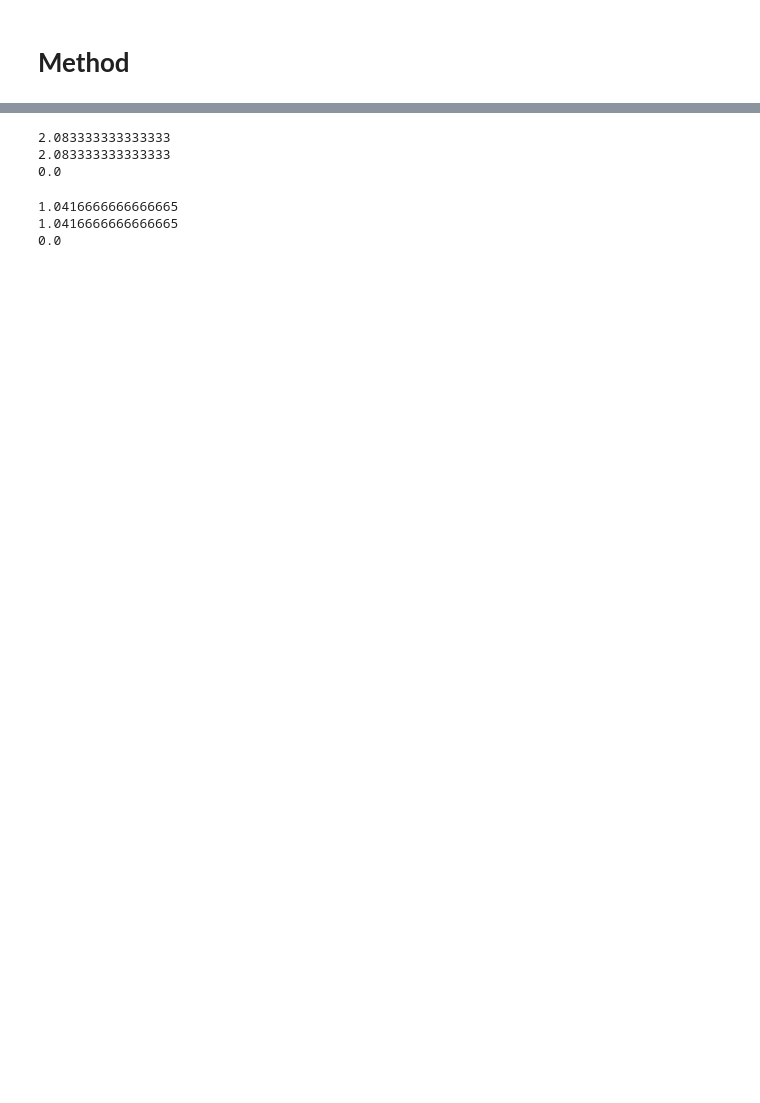
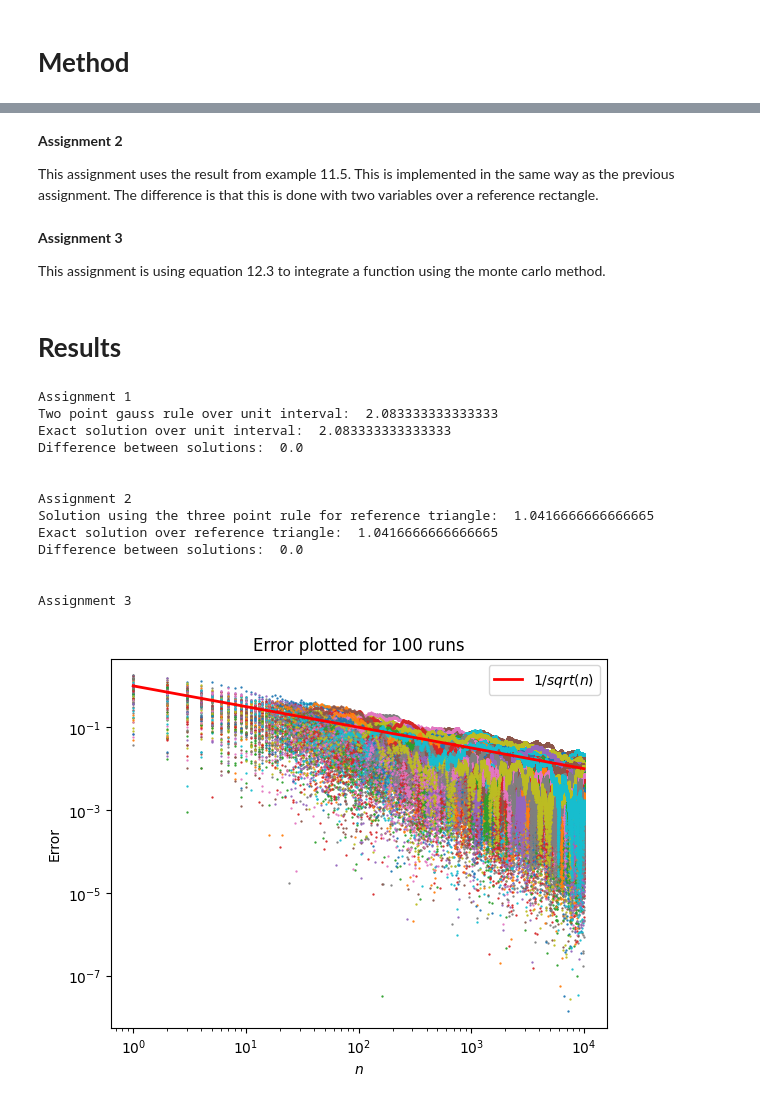
Before and after one commit to johanhoffman/DD2363_VT24, a Jupyter notebook: Widen00_lab4.ipynb, the cells around one changed output, grey strips where cells are left out. Saved outputs shown, nothing was run; the diff lists cells and outputs as text; code cells hidden in the pictures; blank space fills up the shorter version.

```diff
--- a/Widen00_lab4.ipynb
+++ b/Widen00_lab4.ipynb
@@ -63,6 +87,7 @@ class func:
     Fx =(c[0]/4)*(x**4) + (c[1]/3)*(x**3) + (c[2]/2)*(x**2) + c[3]*x
     return Fx
 
+#From example 11.3 but remapped using the results from problem assignment 11.3
 def two_point_gauss(f):
   w0 = 1/2
   w1 = w0
@@ -76,16 +101,11 @@ f = func().fx
 F = func().Fx
 two_point = two_point_gauss(f)
 exact_two_point = F(1) - F(0)
-
-print(two_point)
-print(exact_two_point)
-
-diff = abs(two_point - exact_two_point)
-print(diff)
+diff1 = abs(two_point - exact_two_point)
-# %% [output]
-2.083333333333333
-2.083333333333333
-0.0
+# %% [markdown]
+**Assignment 2**
+
+This assignment uses the result from example 11.5. This is implemented in the same way as the previous assignment. The difference is that this is done with two variables over a reference rectangle.
 # %%
 #Assignment 2
 
@@ -129,13 +149,8 @@ F = func().Fxy
 
 three_point = three_point_edge(f)
 exact_three_point = F(1) - F(0)
-
-print(three_point)
-print(exact_three_point)
-
-diff = abs(three_point - exact_three_point)
-print(diff)
+diff2 = abs(three_point - exact_three_point)
-# %% [output]
-1.0416666666666665
-1.0416666666666665
-0.0
+# %% [markdown]
+**Assignment 3**
+
+This assignment is using equation 12.3 to integrate a function using the monte carlo method.
@@ -141,0 +202,48 @@ print(diff)
+# %% [markdown]
+# **Results**
+# %%
+# Plot and print results
+
+#Assignment 1
+print("Assignment 1")
+print("Two point gauss rule over unit interval: ",two_point)
+print("Exact solution over unit interval: ", exact_two_point)
+print("Difference between solutions: ", diff1)
+print("\n")
+
+#Assignment 2
+print("Assignment 2")
+print("Solution using the three point rule for reference triangle: ", three_point)
+print("Exact solution over reference triangle: ", exact_three_point)
+print("Difference between solutions: ", diff2)
+print("\n")
+
+
+#Assignment 3
+#Plot F-F_exat over n and 1/sqrt(n) in the same plot to verify convergence
+print("Assignment 3")
+plt.figure(1)
+plt.loglog(n_vec, 1/np.sqrt(n_vec), label="$1/sqrt(n)$", linewidth=2, c="red")
+for i in range(0, runs):
+  plt.scatter(n_vec, error_matrix[i], s=0.4)
+plt.title("Error plotted for "+ str(runs) + " runs")
+plt.xlabel("$n$")
+plt.ylabel("Error")
+plt.legend()
+plt.show()
+print("\n")
+# %% [output]
+Assignment 1
+Two point gauss rule over unit interval:  2.083333333333333
+Exact solution over unit interval:  2.083333333333333
+Difference between solutions:  0.0
+
+
+Assignment 2
+Solution using the three point rule for reference triangle:  1.0416666666666665
+Exact solution over reference triangle:  1.0416666666666665
+Difference between solutions:  0.0
+
+
+Assignment 3
+[figure, added]
```
Also changed, not shown: parts of 11 cells of this notebook.
